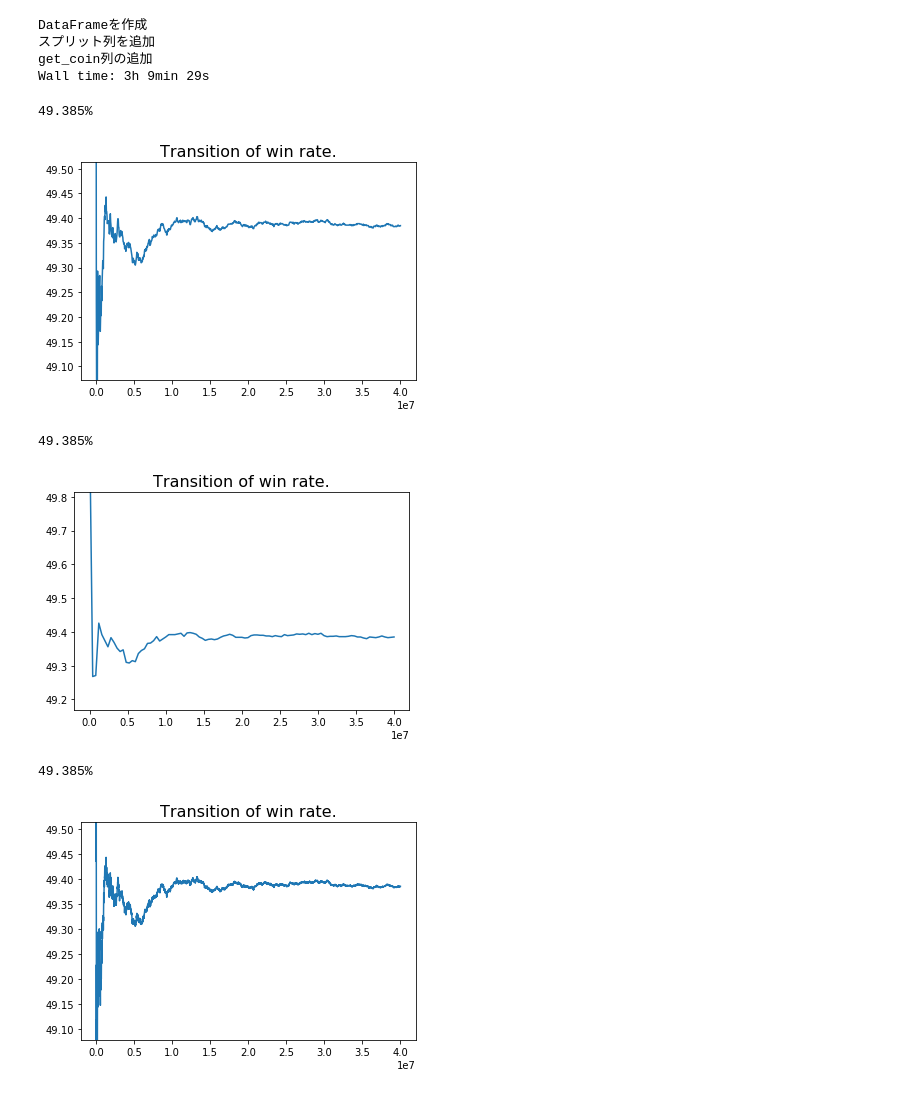
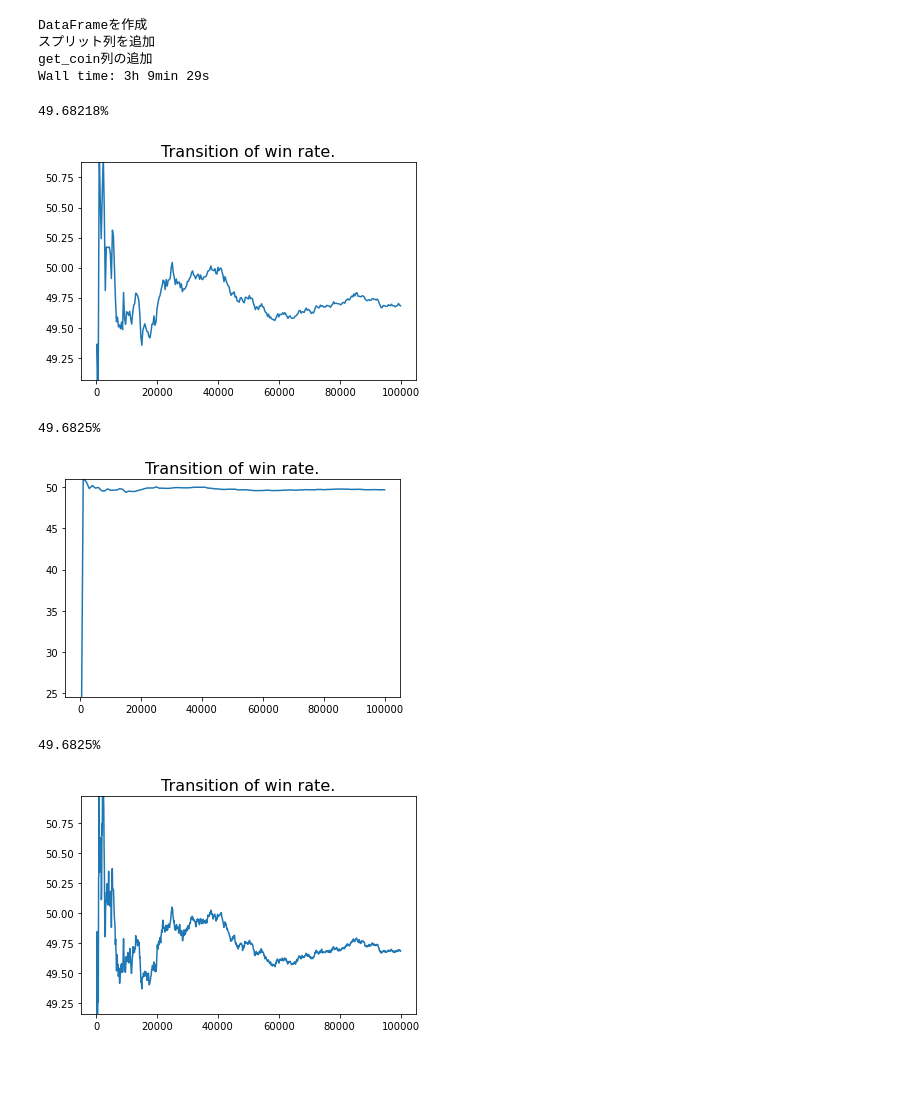
Before and after one commit to jay0423/black-jack, a Jupyter notebook: ipynb/Transition_of_in_rate.ipynb, the cells around one changed output. Saved outputs shown, nothing was run; the diff lists cells and outputs as text; code cells hidden in the pictures; blank space fills up the shorter version.

```diff
--- a/ipynb/Transition_of_in_rate.ipynb
+++ b/ipynb/Transition_of_in_rate.ipynb
@@ -35,7 +36,7 @@ j, k = b.win_percentage(split=1000, plot=True)
 ## ブラックジャックの実行（40000000回）
 # %%
 %%time
-a = abj.MakeDataFrame(40000000, 5, True, 100)
+a = md.MakeDataFrame(100000, 5, True, 100)
 df = a.main()
 # %% [output]
 DataFrameを作成
@@ -43,22 +44,22 @@ DataFrameを作成
 get_coin列の追加
 Wall time: 3h 9min 29s
 # %%
-b = abj.AnalysisDf(df)
-j, k = b.win_percentage(split=1000, plot=True)
+b = abj.WinPercentage(df)
+j, k = b.win_percentage(split=300, plot=True)
 # %% [output]
-49.385%
+49.68218%
-[figure, old version]
+[figure, new version]
 # %%
 #1oo点に分けてプロット
-b = abj.AnalysisDf(df)
+b = abj.WinPercentage(df)
 j, k = b.win_percentage(split=100, plot=True)
 # %% [output]
-49.385%
+49.6825%
-[figure, old version]
+[figure, new version]
 # %%
-#10000点に分けてプロット
-b = abj.AnalysisDf(df)
-j, k = b.win_percentage(split=10000, plot=True)
+#1000点に分けてプロット
+b = abj.WinPercentage(df)
+j, k = b.win_percentage(split=1000, plot=True)
 # %% [output]
-49.385%
+49.6825%
-[figure, old version]
+[figure, new version]
```
Also changed, not shown: parts of 3 cells of this notebook, 1 other file.
